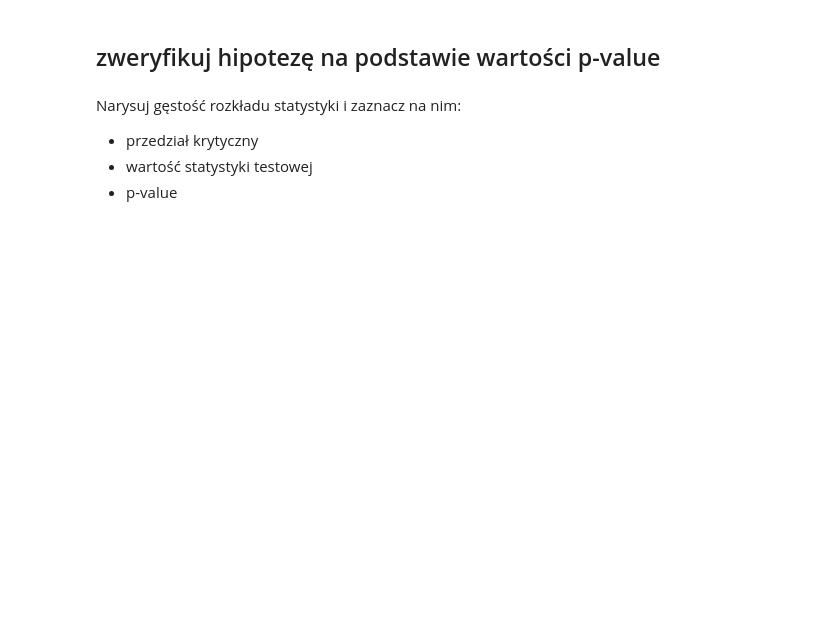
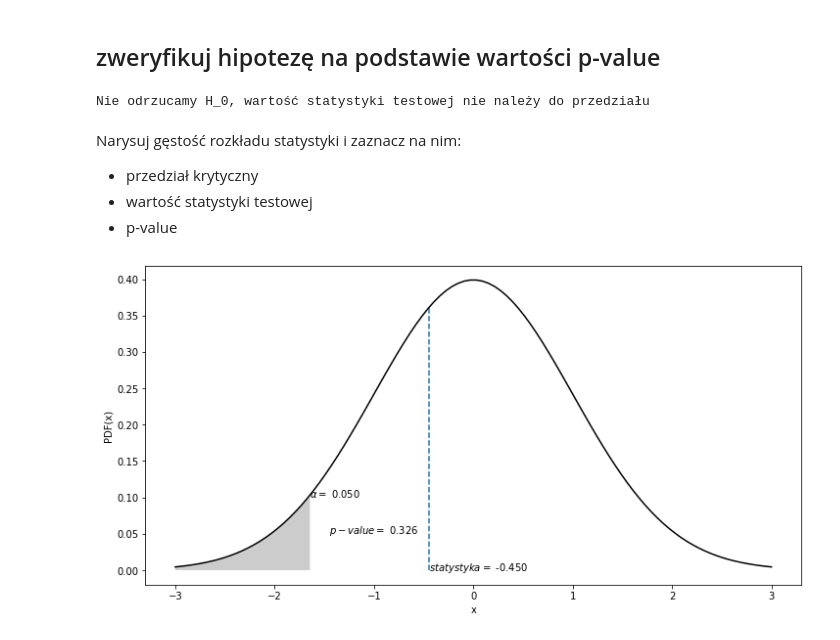
Before and after one commit to rafalkobiela/ages_statystyka1_26_09, a Jupyter notebook: 20_T_test.ipynb, the cells around one changed output. Saved outputs shown, nothing was run; the diff lists cells and outputs as text; code cells hidden in the pictures; blank space fills up the shorter version.

Commit message:
statystyka 1

```diff
--- a/20_T_test.ipynb
+++ b/20_T_test.ipynb
@@ -101,3 +105,11 @@ gdzie $u(\alpha)$ jest kwantylem rozkładu normalnego.
 $$
 U=\frac{\bar X - \mu_0}{\sigma} \sqrt{n}
 $$
+# %%
+srednia = 1.4 # z treści
+mi = 2 # j.w
+sigma = 4 # z treści, na początku - informacja o rozkładzie cechy!
+n = 9 # z treści
+
+U = ((srednia-mi)/sigma)*np.sqrt(n)
+U
@@ -110,2 +146,4 @@ $$
 # %% [markdown]
 ## wylicz p-value
+# %%
+p_value = X.cdf(U)
@@ -112,5 +154,12 @@ $$
 # %% [markdown]
 ## zweryfikuj hipotezę na podstawie wartości p-value
+# %%
+if p_value < 0.05:
+    print("Odrzucamy hipotezę zerową H_0, wartość statystyki testowej należy do przedziału")
+else:
+    print("Nie odrzucamy H_0, wartość statystyki testowej nie należy do przedziału")
+# %% [output]
+Nie odrzucamy H_0, wartość statystyki testowej nie należy do przedziału
 # %% [markdown]
 Narysuj gęstość rozkładu statystyki i zaznacz na nim:
 <ul>
@@ -118,3 +167,28 @@ Narysuj gęstość rozkładu statystyki i zaznacz na nim:
 <li> wartość statystyki testowej </li>
 <li> p-value </li>
 </ul>
+# %%
+alpha = 0.05
+# %%
+u = U
+# %%
+u_1=X.ppf(alpha)
+
+x = np.linspace(-3,3,100)
+yp = X.pdf(x)
+y = X.cdf(x)
+x1 = np.linspace(-3, u_1)
+y1 = X.pdf(x1)
+figs, axs = plt.subplots(1,1, figsize=(12, 6))
+axs.plot(x,yp, 'k')
+axs.fill_between(x1, y1, facecolor='#CCCCCC')
+#axs.text(u_1, 0.1, np.round(X.cdf(u_1),4))
+axs.text(u_1, 0.1, r'$\alpha = $ %.3f' % np.round(alpha,3))
+axs.vlines(u, 0, X.pdf(u), linestyles='--')
+axs.text(u, 0, r'$statystyka = $ %.3f' % np.round(u,3))
+axs.text(u-1.0, 0.05, r'$p-value = $ %.3f' % np.round(p_value,3))
+axs.set_xlabel('x')
+axs.set_ylabel('PDF(x)')
+plt.show()
+# %% [output]
+[figure, added]
```
Also changed, not shown: parts of 9 cells of this notebook.
